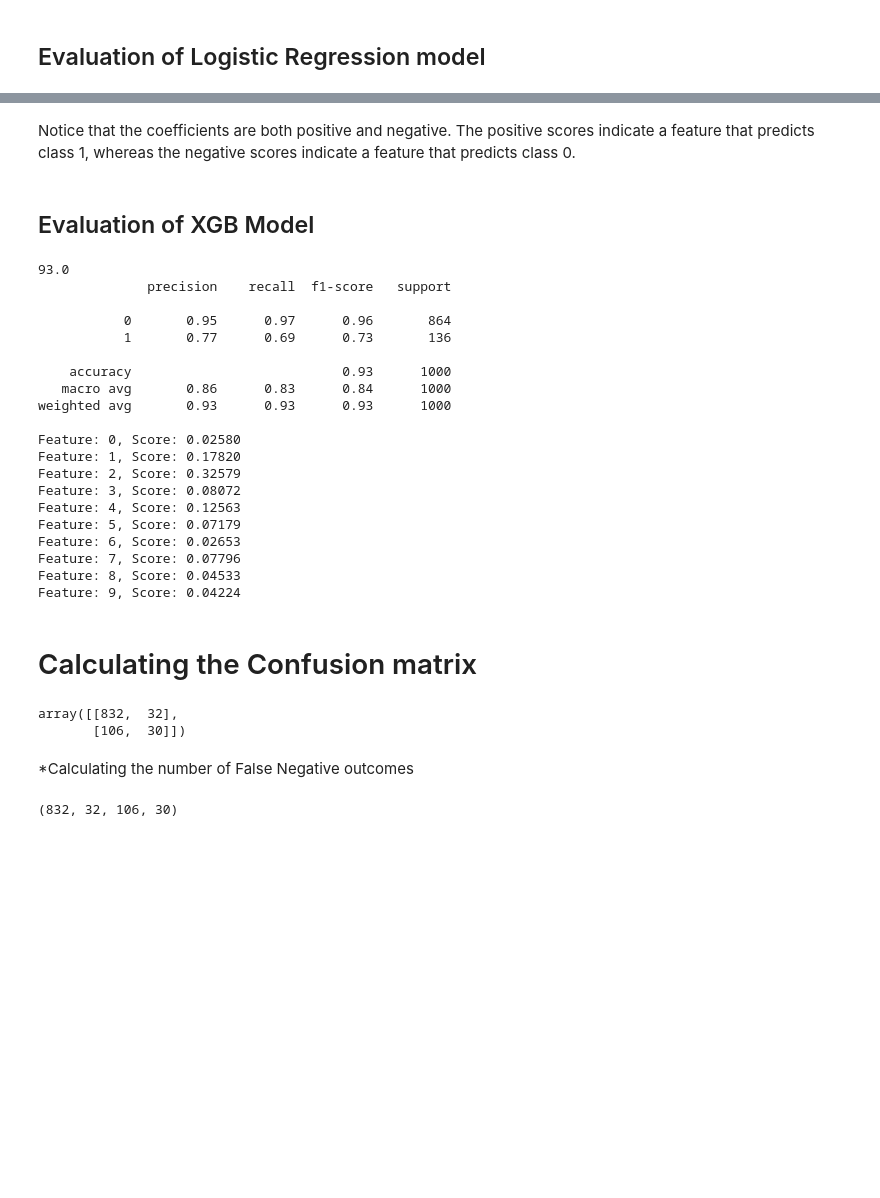
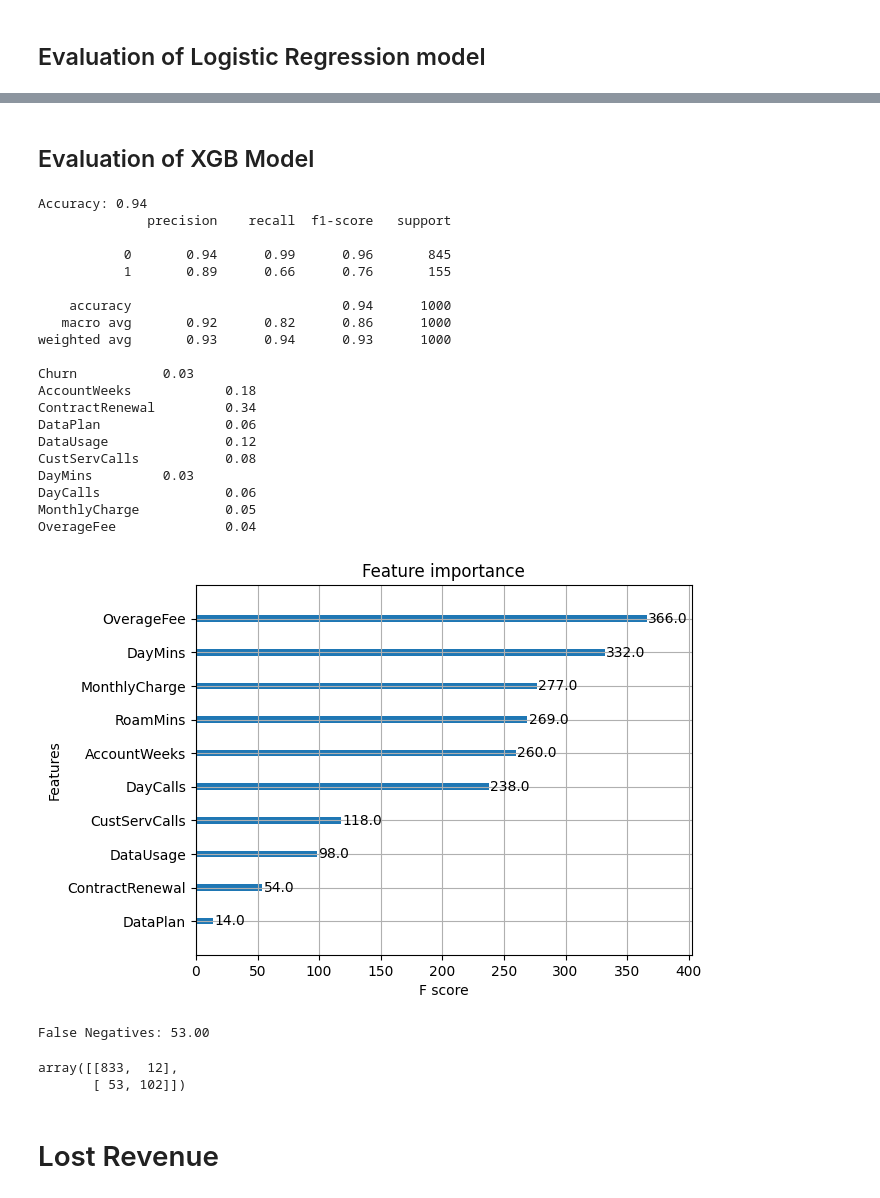
Before and after one commit to oliyoung/oliyoung, a Jupyter notebook: Assessment_2a.ipynb, the cells around one changed output, grey strips where cells are left out. Drawn from its saved outputs; the diff is of its cells as text; code cells hidden in the pictures; blank space fills up the shorter version.

```diff
--- a/Assessment_2a.ipynb
+++ b/Assessment_2a.ipynb
@@ -16,7 +20,7 @@ Drive already mounted at /content/gdrive; to attempt to forcibly remount, call d
 # %%
 import pandas as pd
-df= pd.read_csv('Cellphone1.csv')
-df.head()
+dataframe = pd.read_csv('Cellphone1.csv')
+dataframe.head()
 # %% [output]
 |  | Churn | AccountWeeks | ContractRenewal | DataPlan | DataUsage | CustServCalls | DayMins | DayCalls | ... |
 | 0 | 0 | 128 | 1 | 1 | 2.7 | 1 | 265.1 | 110 | ... |
@@ -60,0 +54,2 @@ import numpy as np
+# %%
+input_features = dataframe.drop(['Churn'], axis=1)
@@ -108,0 +121,3 @@ Name: Churn, dtype: int64
+# %%
+dependent_feature = dataframe['Churn']
+dependent_feature.head()
@@ -125,2 +149,2 @@ Name: Churn, dtype: float64
 # %%
-X_train, X_test, y_train, y_test = train_test_split(df_feature, df_label, test_size=0.3)
+X_train, X_test, y_train, y_test = train_test_split(input_features, dependent_feature, test_size=0.3)
@@ -295,50 +314,46 @@ Increase the number of iterations (max_iter) or scale the data as shown in:
 Please also refer to the documentation for alternative solver options:
     https://scikit-learn.org/stable/modules/linear_model.html#logistic-regression
   n_iter_i = _check_optimize_result(
-# %% [markdown]
-Notice that the coefficients are both positive and negative. The positive scores indicate a feature that predicts class 1, whereas the negative scores indicate a feature that predicts class 0.
 # %% [markdown]
 ## Evaluation of XGB Model
 # %%
 model = XGBClassifier()
-# fit the model
 model.fit(X_train, y_train)
 
 y_pred = model.predict(X_test)
 accuracy = accuracy_score(y_test, y_pred)
 
-print("Accuracy: %0.3f" % accuracy )
+print("Accuracy: %0.2f" % accuracy )
 print(classification_report(y_test,y_pred))
+for feature, score in enumerate(model.feature_importances_):
+	print('%s\t\t%.2f' % (dataframe.columns[feature],score))
 
-for feature, score in enumerate(model.feature_importances_):
-	print('%s\t\t%.3f' % (df.columns[feature],score))
+
+true_negatives, false_positives, false_negatives, true_positives = confusion_matrix(y_test, y_pred).ravel()
+print("False Negatives: %0.2f" % false_negatives)
+confusion_matrix(y_test, y_pred)
 # %% [output]
-93.0
+Accuracy: 0.94
               precision    recall  f1-score   support
 
-           0       0.95      0.97      0.96       864
-           1       0.77      0.69      0.73       136
+           0       0.94      0.99      0.96       845
+           1       0.89      0.66      0.76       155
 
-    accuracy                           0.93      1000
-   macro avg       0.86      0.83      0.84      1000
-weighted avg       0.93      0.93      0.93      1000
+    accuracy                           0.94      1000
+   macro avg       0.92      0.82      0.86      1000
+weighted avg       0.93      0.94      0.93      1000
 
-Feature: 0, Score: 0.02580
-Feature: 1, Score: 0.17820
-Feature: 2, Score: 0.32579
-Feature: 3, Score: 0.08072
-Feature: 4, Score: 0.12563
-Feature: 5, Score: 0.07179
-Feature: 6, Score: 0.02653
-Feature: 7, Score: 0.07796
-Feature: 8, Score: 0.04533
-Feature: 9, Score: 0.04224
+Churn           0.03
+AccountWeeks            0.18
+ContractRenewal         0.34
+DataPlan                0.06
+DataUsage               0.12
+CustServCalls           0.08
+DayMins         0.03
+DayCalls                0.06
+MonthlyCharge           0.05
+OverageFee              0.04
+[figure, added]
+False Negatives: 53.00
+array([[833,  12],
+       [ 53, 102]])
-# %% [markdown]
-# Calculating the Confusion matrix
-# %%
-confusion_matrix(y_test, y_pred)
-# %% [output]
-array([[832,  32],
-       [106,  30]])
-# %% [markdown]
-*Calculating the number of False Negative outcomes
@@ -347,4 +360,2 @@ tn, fp, fn, tp = confusion_matrix(y_test, y_pred).ravel()
-# %%
-tn, fp, fn, tp
-# %% [output]
-(832, 32, 106, 30)
+# %% [markdown]
+# Lost Revenue
```
Also changed, not shown: parts of 39 cells of this notebook.
